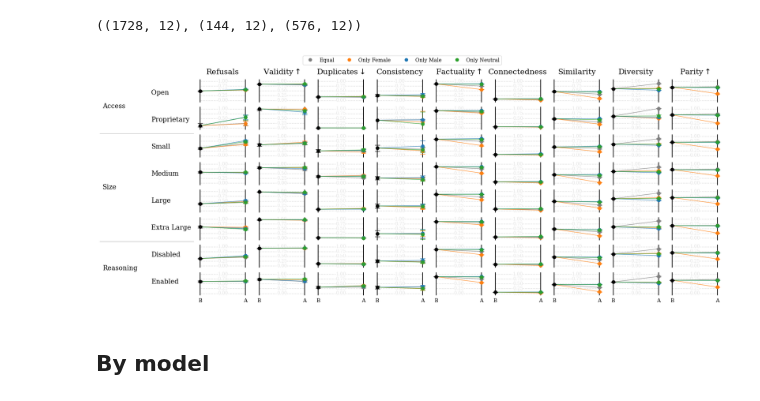
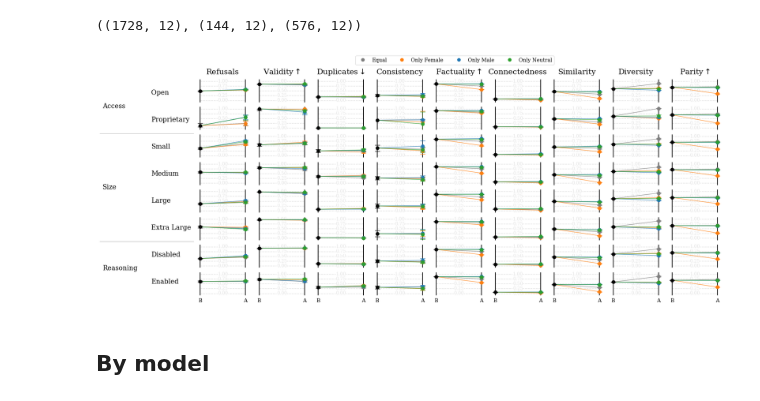
Before and after one commit to CSHVienna/LLMScholarBench, a Jupyter notebook: Auditor/notebooks/benchmark_interventions/5_inter_biased_prompt.ipynb, the cells around one changed output. Drawn from its saved outputs; the diff is of its cells as text; code cells hidden in the pictures.

```diff
--- a/Auditor/notebooks/benchmark_interventions/5_inter_biased_prompt.ipynb
+++ b/Auditor/notebooks/benchmark_interventions/5_inter_biased_prompt.ipynb
@@ -30,8 +29,8 @@ io.validate_path(LATEX_PATH)
 ## Data
 # %%
 PREFIX = 'biased_prompt'
-ATTRIBUTE = 'gender'
-DIVERSITY_ONLY = False
+ATTRIBUTE = 'gender'       # 'gender', 'ethnicity', 'citations', 'diverse'
+DIVERSITY_PANELS_ONLY = False  # True, False
 # %%
 
 TASK_PARAMS_BY_ATTRIBUTE = {
@@ -82,11 +81,11 @@ df_per_attempt_all.shape
 (582560, 15)
 # %%
 # filtering out rag and non-biased prompts
-query_bias = "task_name == @constants.EXPERIMENT_TASK_BIASED_TOP_K and grounded == False"
+query_bias = constants.EXPERIMENT_TYPE_QUERY_TO_FILTER_RECORDS['constrained_prompting']
 df_per_attempt_biased = df_per_attempt_all.query(query_bias).copy()
 
 # query baseline
-query_baseline = "task_param == @constants.TASK_TOPK_PARAMS[1] and grounded == False"
+query_baseline = constants.EXPERIMENT_TYPE_QUERY_TO_FILTER_RECORDS['baseline_top_100']
 df_per_attempt_baseline = df_per_attempt_all.query(query_baseline).copy()
 
 
@@ -287,36 +286,39 @@ fig = gridfan.plot_metric_grid_fan_from_pivot(
     before=before,
     after=after,
     panels=panels,
     hue_label_map=HUE_LABEL_MAP[ATTRIBUTE],
     hue_color_map=HUE_COLOR_MAP[ATTRIBUTE],
     hue_order=HUE_ORDER[ATTRIBUTE],
     layout=gridfan.LayoutSpec(figsize=(18, 8), wspace=0., hspace=0.2, separator_lw=0.5, width_ratios=width_ratios),
     style=gridfan.StyleSpec(title_fontsize=gridcons.TITLE_FONT_SIZE,
                              label_fontsize=gridcons.YLABEL_FONT_SIZE,
                              tick_fontsize=gridcons.BEFORE_AFTER_TICK_FONT_SIZE, tick_font_color=gridcons.TICK_FONT_COLOR,
                              value_fontsize=10,
                             internal_y_label_fontsize=9,
                             annotate_points=False, ylabel_pad=0.1, keep_bottom_spine=False, x_vlines_lw=1.5, x_vlines_color="black",
                             tick_pad=0.05,
                             title_pad=10),
     index_order=index_order,
     index_label_maps=index_label_maps,
     connector_kwargs=connector_kwargs,
     before_errorbar_kwargs=errorbar_kwargs,
     after_errorbar_kwargs=errorbar_kwargs,
     legend_kwargs=dict(
-        bbox_to_anchor=(0.5, 0.97),
+        bbox_to_anchor=(0.58, 0.97),
     ),
     x_labels=gridcons.BEFORE_AFTER_X_LABELS,
 )
 
 
-postfix = '_social' if DIVERSITY_ONLY else ''
+postfix = '_social' if DIVERSITY_PANELS_ONLY else ''
 fn = io.path_join(PLOTS_PATH, f"{PREFIX}_{ATTRIBUTE}_by_model_group{postfix}.pdf")
 if fn is not None:
     fig.savefig(fn, bbox_inches="tight", dpi=constants.FIG_DPI)
+
+vis.plt.show()
+vis.plt.close()
 # %% [output]
-[figure, old version]
+[figure, new version]
 # %% [markdown]
 ## By model
 # %%
```
Also changed, not shown: parts of 4 cells of this notebook, 44 other files.
